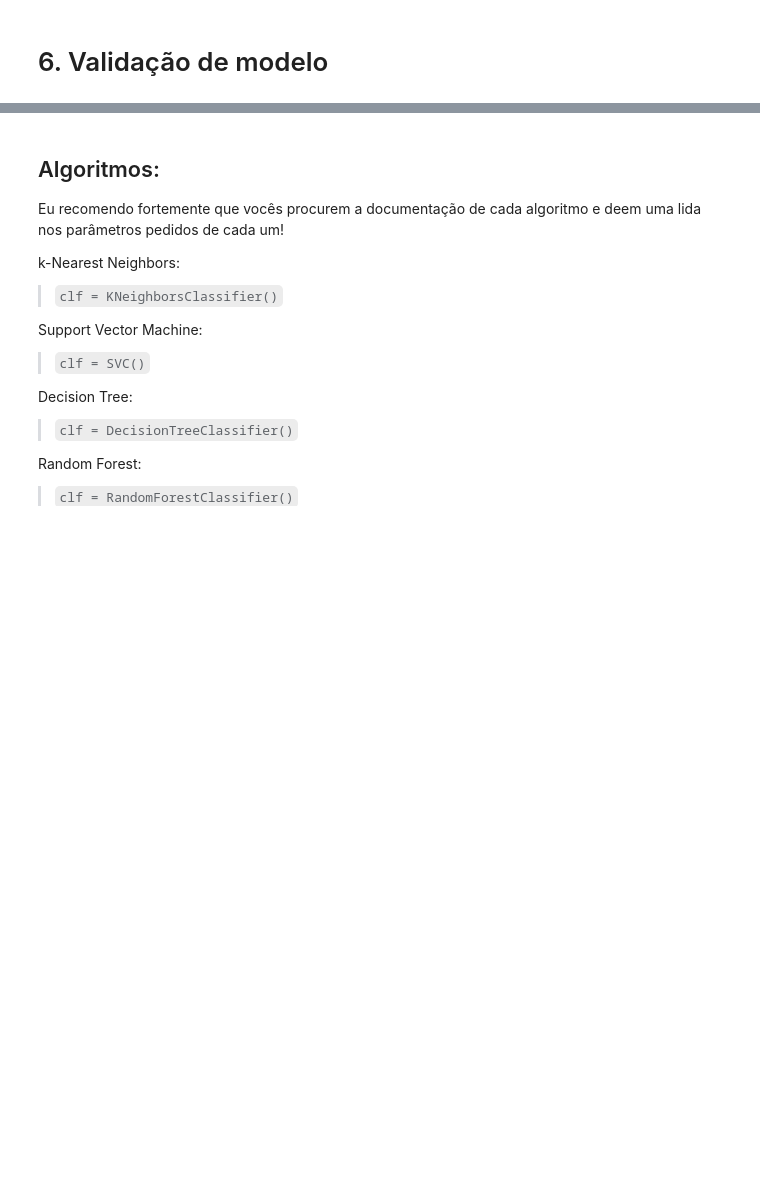
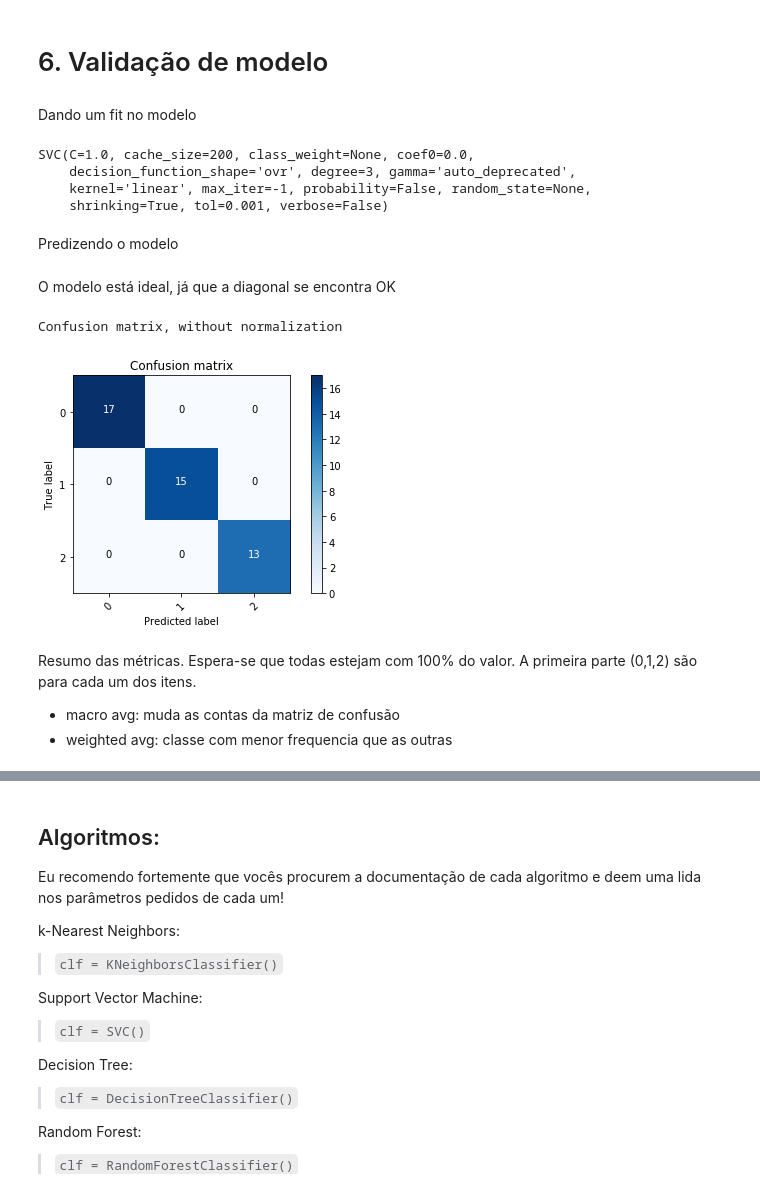
Before and after one commit to palomabareli/workshop_pyladies, a Jupyter notebook: tutorial.ipynb, the cells around one changed output, grey strips where cells are left out. Saved outputs shown, nothing was run; the diff lists cells and outputs as text; code cells hidden in the pictures; blank space fills up the shorter version.

```diff
--- a/tutorial.ipynb
+++ b/tutorial.ipynb
@@ -375,0 +383,2 @@ Visualização matriz de correlação:
+# %%
+x_train, x_test, y_train, y_test = train_test_split(iris, target, test_size = 0.3,random_state = 2)
@@ -382,3 +412,33 @@ Para fazer uma amostragem estratificada, adicionar o parâmetro:
 > `stratify = target`
 # %% [markdown]
 # 6. Validação de modelo
+# %% [markdown]
+Dando um fit no modelo
+# %%
+clf = SVC(kernel='linear')
+clf.fit(x_train,y_train.values.ravel())
+# %% [output]
+SVC(C=1.0, cache_size=200, class_weight=None, coef0=0.0,
+    decision_function_shape='ovr', degree=3, gamma='auto_deprecated',
+    kernel='linear', max_iter=-1, probability=False, random_state=None,
+    shrinking=True, tol=0.001, verbose=False)
+# %% [markdown]
+Predizendo o modelo
+# %%
+y_pred = clf.predict(x_test)
+# %% [markdown]
+O modelo está ideal, já que a diagonal se encontra OK
+# %%
+matrix = confusion_matrix(y_test, y_pred)
+fig = plot_confusion_matrix(matrix, classes =['0', '1', '2'])
+plt.show()
+# %% [output]
+Confusion matrix, without normalization
+[figure, added]
+# %% [markdown]
+Resumo das métricas. Espera-se que todas estejam com 100% do valor.
+A primeira parte (0,1,2) são para cada um dos itens.
+
+
+*   macro avg: muda as contas da matriz de confusão
+*   weighted avg: classe com menor frequencia que as outras
```
Also changed, not shown: parts of 7 cells of this notebook.
